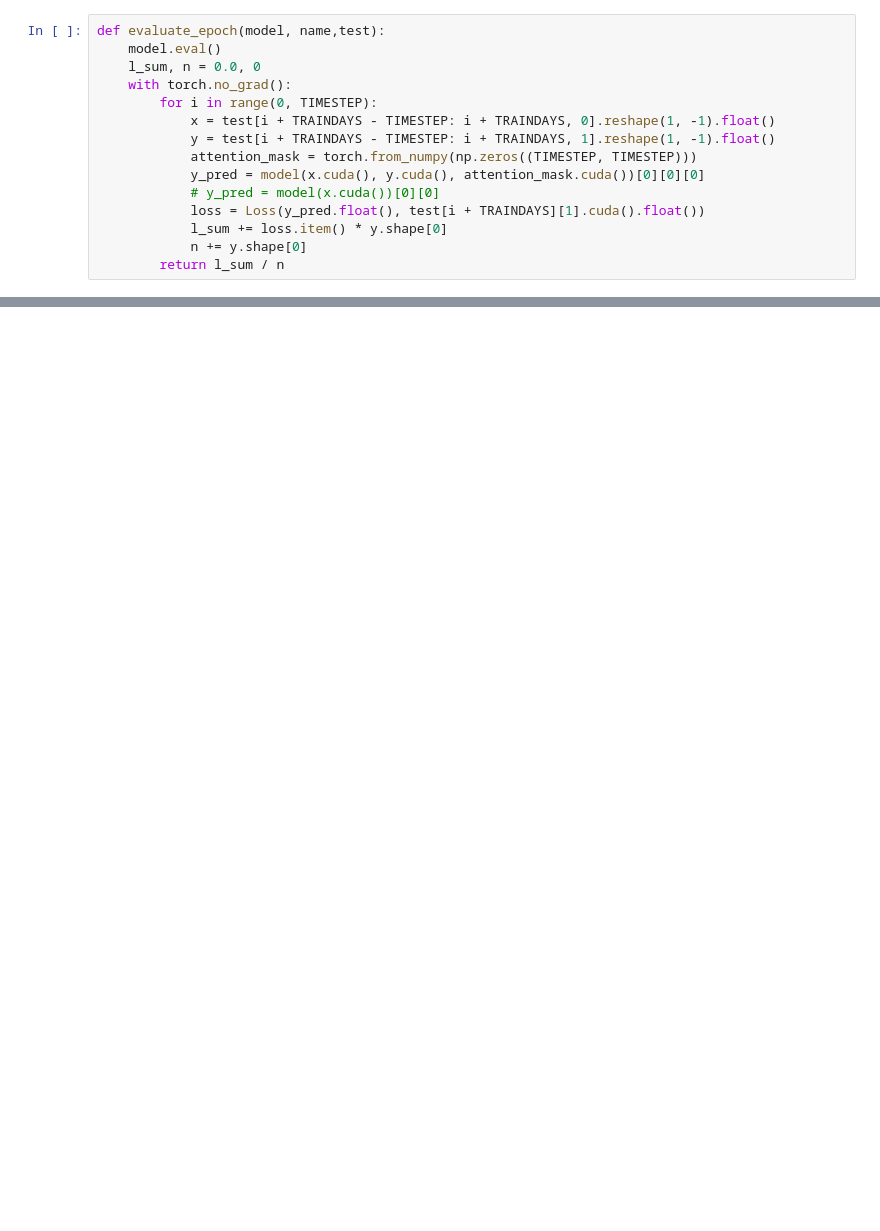
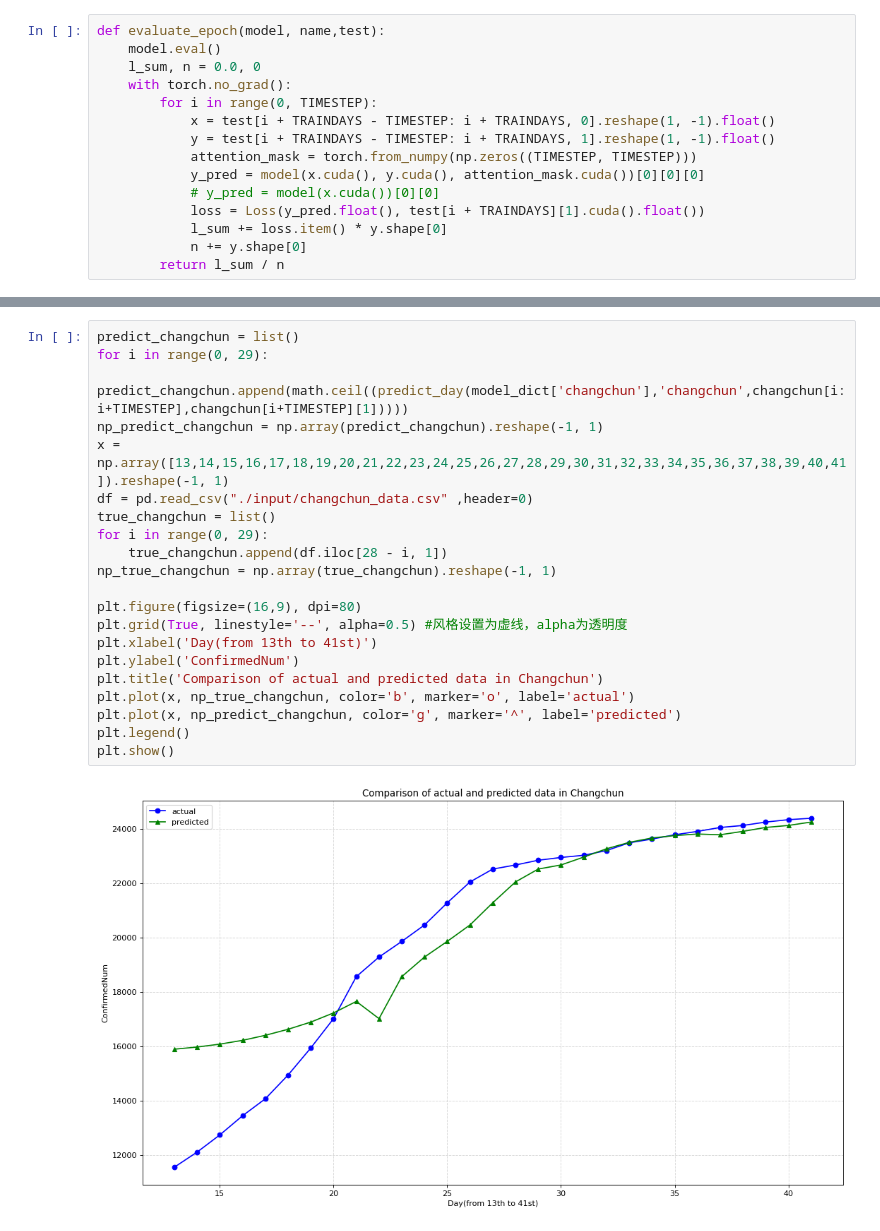
Before and after one commit to happys2333/DataMiningFinal, a Jupyter notebook: pycode/Transfromer.ipynb, the cells around one changed output, grey strips where cells are left out. Cells and saved outputs as stored; diff of their text form; blank space fills up the shorter version.

```diff
--- a/pycode/Transfromer.ipynb
+++ b/pycode/Transfromer.ipynb
@@ -396,0 +468,23 @@ predict_day(model_dict['shenzhen'],'shenzhen',shenzhen[18:18+TIMESTEP])
+# %%
+predict_changchun = list()
+for i in range(0, 29):
+    predict_changchun.append(math.ceil((predict_day(model_dict['changchun'],'changchun',changchun[i:i+TIMESTEP],changchun[i+TIMESTEP][1]))))
+np_predict_changchun = np.array(predict_changchun).reshape(-1, 1)
+x = np.array([13,14,15,16,17,18,19,20,21,22,23,24,25,26,27,28,29,30,31,32,33,34,35,36,37,38,39,40,41]).reshape(-1, 1)
+df = pd.read_csv("./input/changchun_data.csv" ,header=0)
+true_changchun = list()
+for i in range(0, 29):
+    true_changchun.append(df.iloc[28 - i, 1])
+np_true_changchun = np.array(true_changchun).reshape(-1, 1)
+
+plt.figure(figsize=(16,9), dpi=80)
+plt.grid(True, linestyle='--', alpha=0.5) #风格设置为虚线，alpha为透明度
+plt.xlabel('Day(from 13th to 41st)')
+plt.ylabel('ConfirmedNum')
+plt.title('Comparison of actual and predicted data in Changchun')
+plt.plot(x, np_true_changchun, color='b', marker='o', label='actual')
+plt.plot(x, np_predict_changchun, color='g', marker='^', label='predicted')
+plt.legend()
+plt.show()
+# %% [output]
+[figure, added]
```
Also changed, not shown: parts of 23 cells of this notebook, 8 other files.
